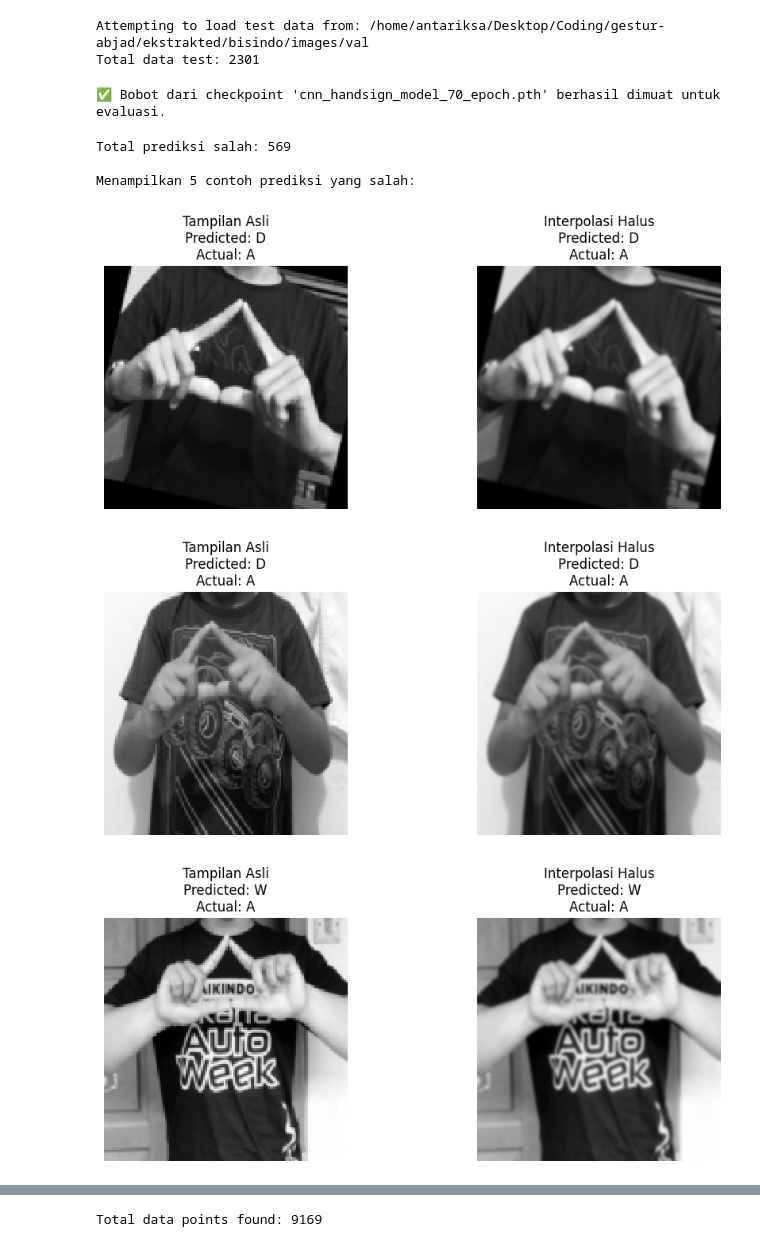
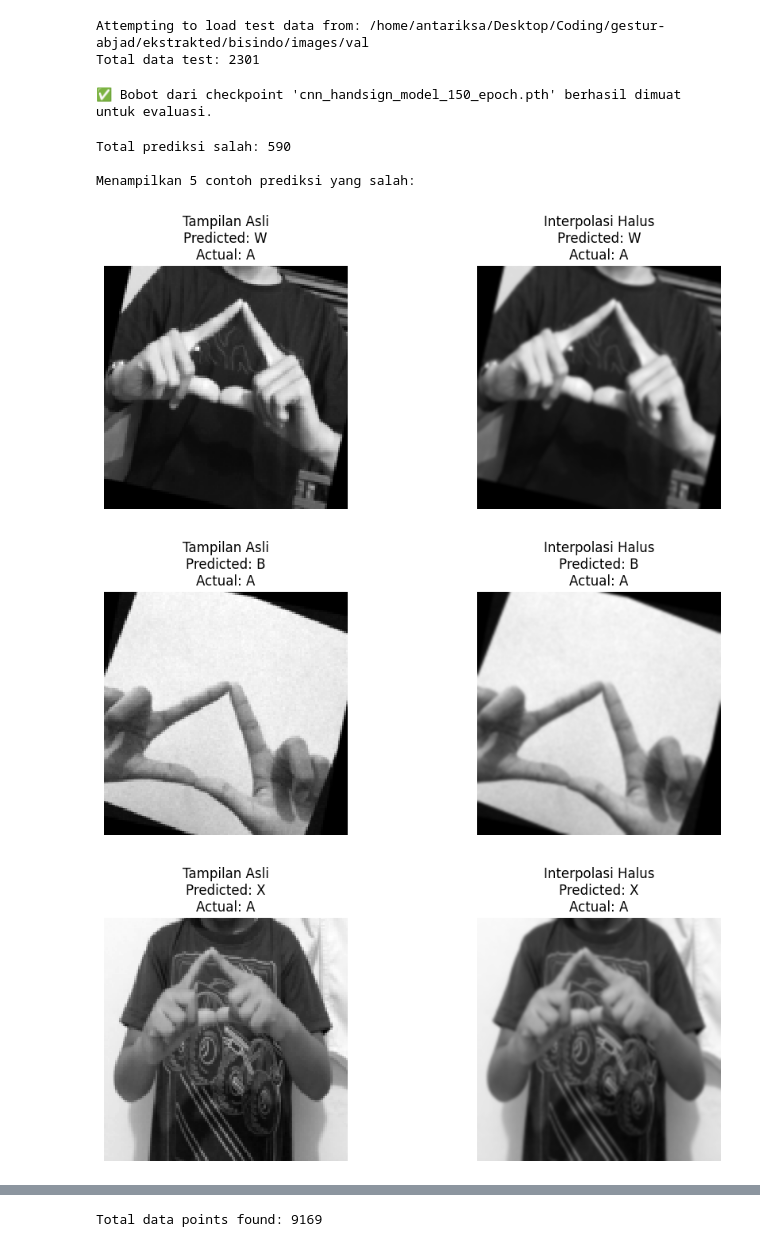
Before and after one commit to Only-Space/gestur-huruf-implementation, a Jupyter notebook: gestur_tangan.ipynb, the cells around one changed output, grey strips where cells are left out. Cells and saved outputs as stored; diff of their text form; code cells hidden in the pictures.

Commit message:
coba train 150 epoch
akurasi train : 67.76%
akurasi test : 74.48%

```diff
--- a/gestur_tangan.ipynb
+++ b/gestur_tangan.ipynb
@@ -561,7 +559,7 @@ model = CNN(num_classes=26)
 device = torch.device("cuda:0" if torch.cuda.is_available() else "cpu")
 model.to(device)
 
-checkpoint_path = "cnn_handsign_model_70_epoch.pth"
+checkpoint_path = "cnn_handsign_model_150_epoch.pth"
 if os.path.exists(checkpoint_path):
     try:
         model.load_state_dict(torch.load(checkpoint_path, map_location=device))
@@ -606,34 +604,34 @@ for i in range(min(5, len(incorrect))):
         else:
             img_display = np.transpose(img_arr, (1, 2, 0))
             is_gray = False
     else:
         img_display = img_arr
         is_gray = True
 
     plt.figure(figsize=(10,4))
     plt.subplot(1,2,1)
     if is_gray:
         plt.imshow(img_display, cmap='gray', interpolation='none')
     else:
         plt.imshow(img_display, interpolation='none')
     plt.title(f"Tampilan Asli\nPredicted: {idx_to_label.get(pred.item(), str(pred.item()))}\nActual: {idx_to_label.get(label.item(), str(label.item()))}")
     plt.axis('off')
 
     plt.subplot(1,2,2)
     if is_gray:
         plt.imshow(img_display, cmap='gray', interpolation='bicubic')
     else:
         plt.imshow(img_display, interpolation='bicubic')
     plt.title(f"Interpolasi Halus\nPredicted: {idx_to_label.get(pred.item(), str(pred.item()))}\nActual: {idx_to_label.get(label.item(), str(label.item()))}")
     plt.axis('off')
 
     plt.tight_layout()
     plt.show()
 # %% [output]
-✅ Bobot dari checkpoint 'cnn_handsign_model_70_epoch.pth' berhasil dimuat untuk evaluasi.
+✅ Bobot dari checkpoint 'cnn_handsign_model_150_epoch.pth' berhasil dimuat untuk evaluasi.
-Total prediksi salah: 569
+Total prediksi salah: 590
 
 Menampilkan 5 contoh prediksi yang salah:
 [figure]
-[figure, old version]
+[figure, new version]
-[figure, old version]
+[figure, new version]
```
Also changed, not shown: parts of 5 cells of this notebook, 1 other file.
